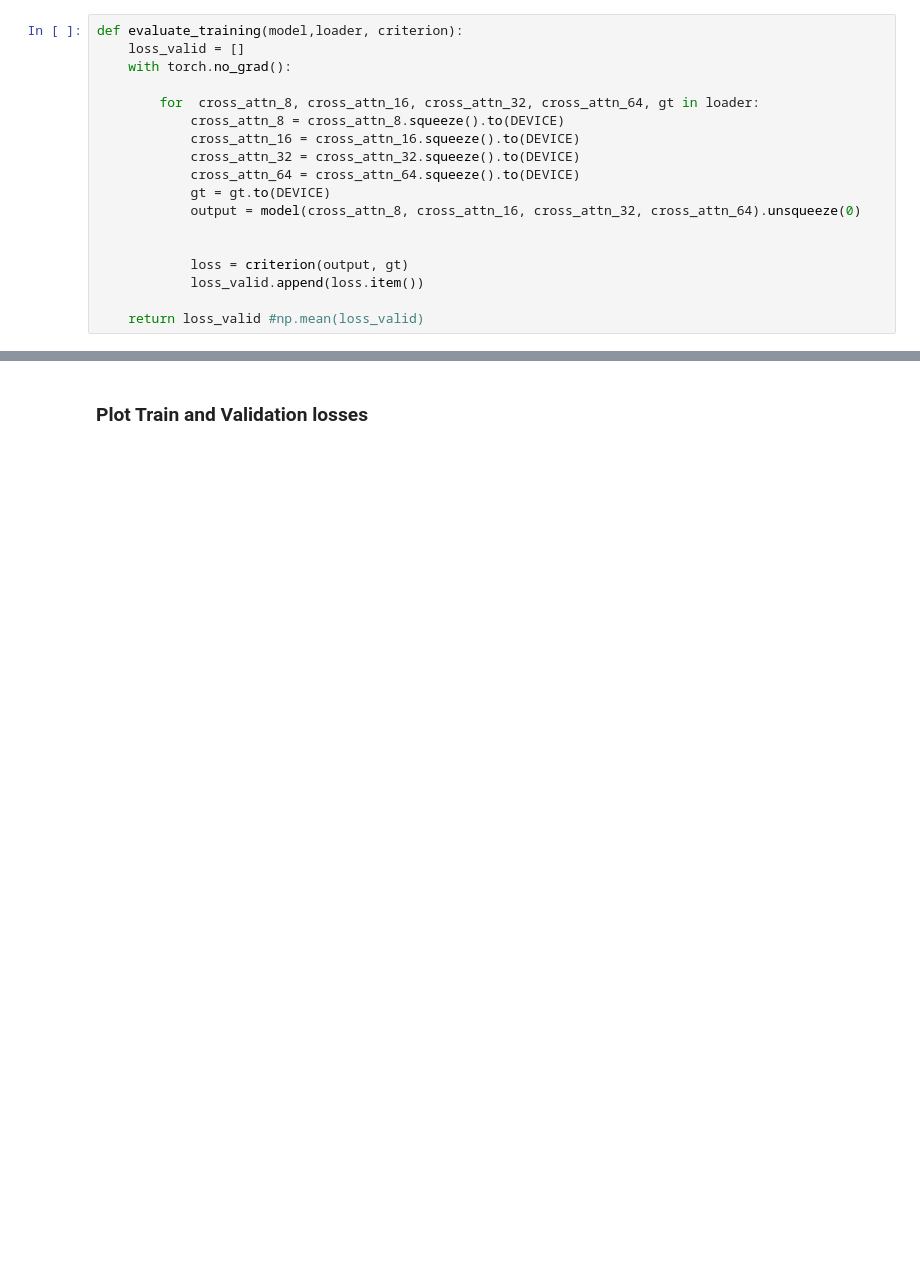
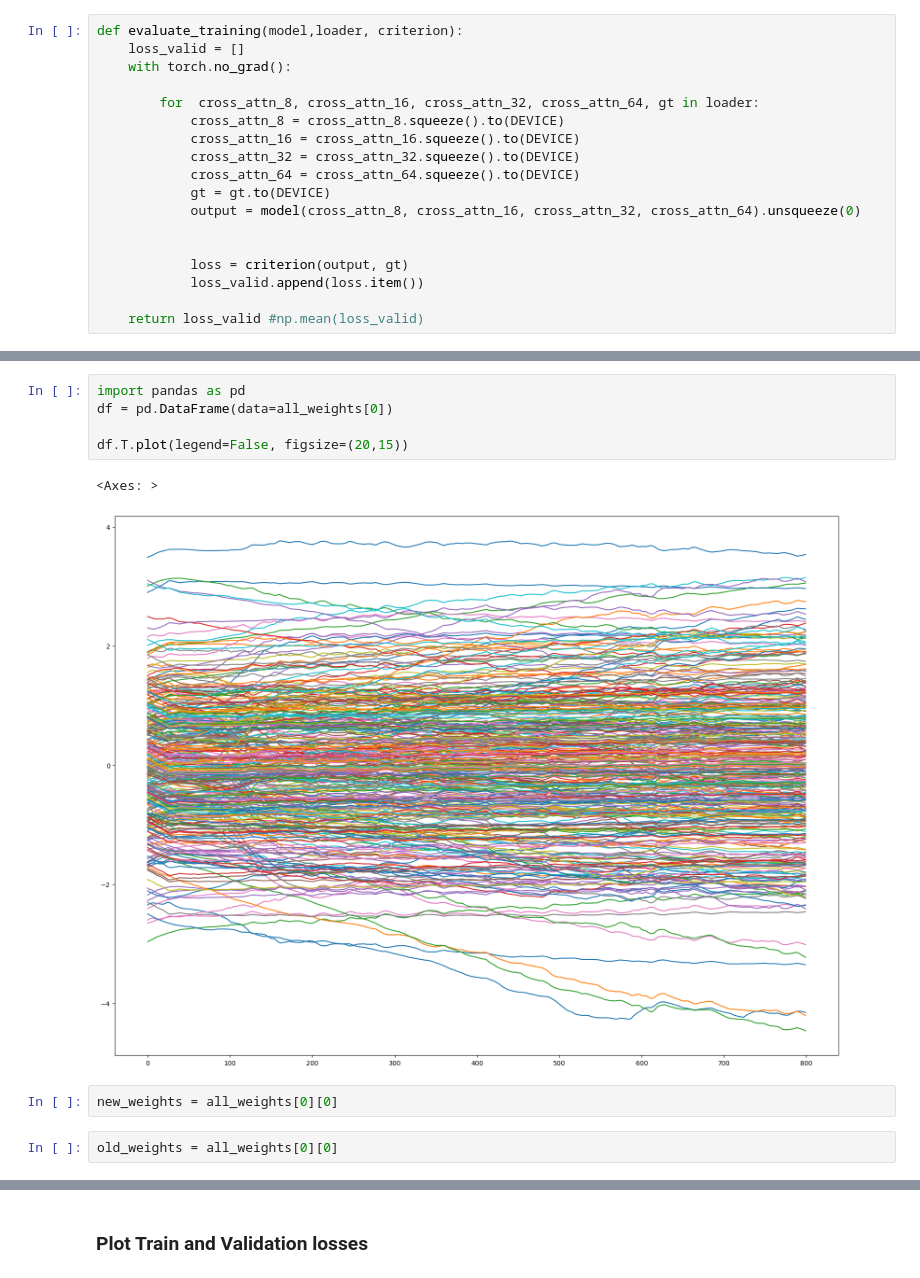
Before and after one commit to chrisoffner/dl23_course_project, a Jupyter notebook: notebooks/cross_attn_experiment_aa.ipynb, the cells around one changed output, grey strips where cells are left out. Drawn from its saved outputs; the diff is of its cells as text; blank space fills up the shorter version.

```diff
--- a/notebooks/cross_attn_experiment_aa.ipynb
+++ b/notebooks/cross_attn_experiment_aa.ipynb
@@ -189,0 +188,12 @@ Epoch 11
+# %%
+import pandas as pd
+df = pd.DataFrame(data=all_weights[0])
+
+df.T.plot(legend=False, figsize=(20,15))
+# %% [output]
+<Axes: >
+[figure, added]
+# %%
+new_weights = all_weights[0][0]
+# %%
+old_weights = all_weights[0][0]
```
Also changed, not shown: parts of 23 cells of this notebook, 2 other files.
